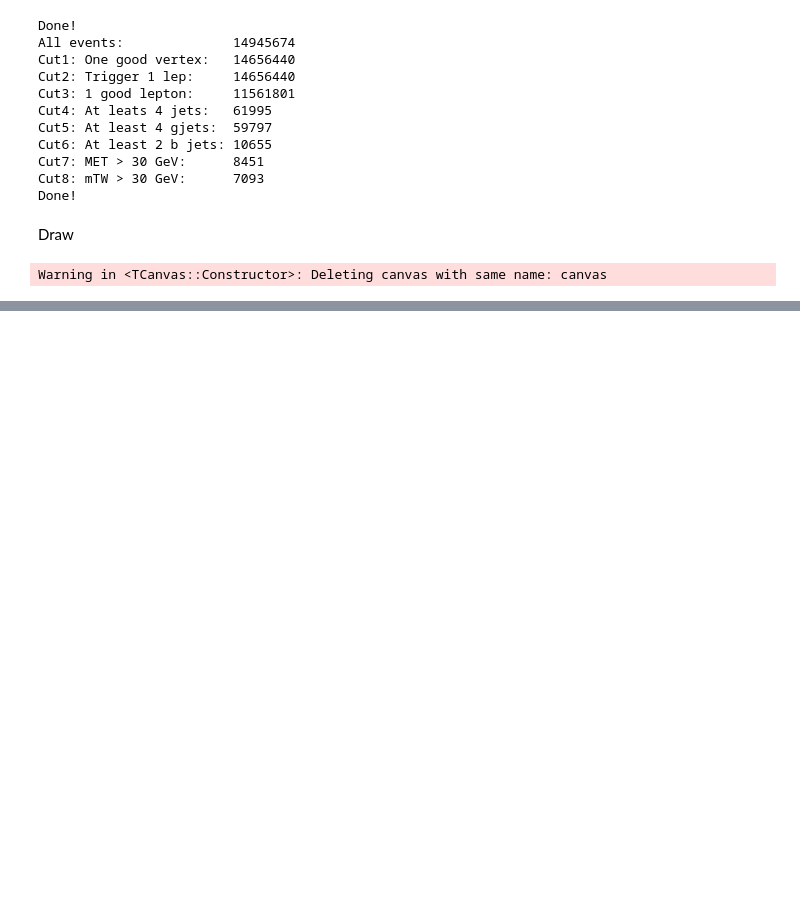
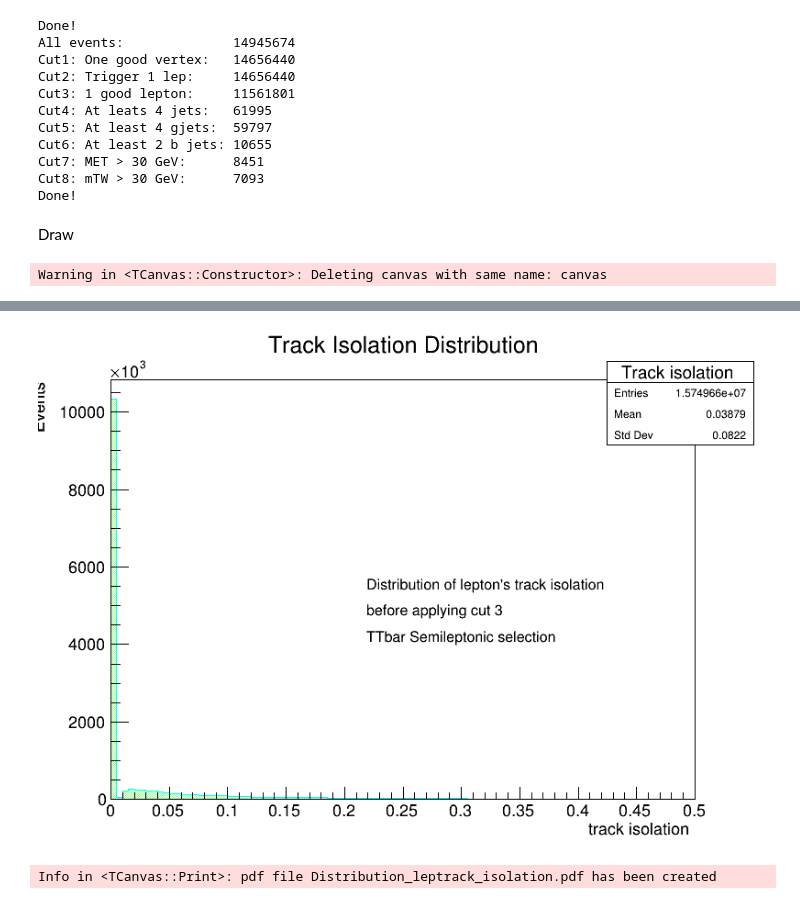
Before and after one commit to Miagarciaru/experimental-particle-physics-2021-2, a Jupyter notebook: Selection-ttbar-semileptonic/TTbarSel_8TeV.ipynb, the cells around one changed output, grey strips where cells are left out. Drawn from its saved outputs; the diff is of its cells as text; code cells hidden in the pictures; blank space fills up the shorter version.

```diff
--- a/Selection-ttbar-semileptonic/TTbarSel_8TeV.ipynb
+++ b/Selection-ttbar-semileptonic/TTbarSel_8TeV.ipynb
@@ -447,0 +377,21 @@ canvas->Print("Distribution_plots.gif+");
+# %%
+hist_lep_track_isolation->SetFillStyle(3001);
+hist_lep_track_isolation->SetFillColorAlpha(kGreen, 0.45);
+hist_lep_track_isolation->SetLineColor(7);
+hist_lep_track_isolation->Draw();
+
+TLatex l; // We use TLatex to include text latex in plots
+l.SetNDC();
+l.SetTextFont(42);
+l.SetTextColor(kBlack);
+l.SetTextSize(0.03);
+l.DrawLatex(0.45,0.5,"Distribution of lepton's track isolation"); // Position of the text in the canvas
+l.DrawLatex(0.45,0.45,"before applying cut 3");
+l.DrawLatex(0.45,0.40,"TTbar Semileptonic selection");
+
+canvas->Draw();
+
+canvas->Print("Distribution_leptrack_isolation.pdf");
+# %% [output]
+[figure, added]
+Info in <TCanvas::Print>: pdf file Distribution_leptrack_isolation.pdf has been created
```
Also changed, not shown: parts of 27 cells of this notebook, 1 other file.
